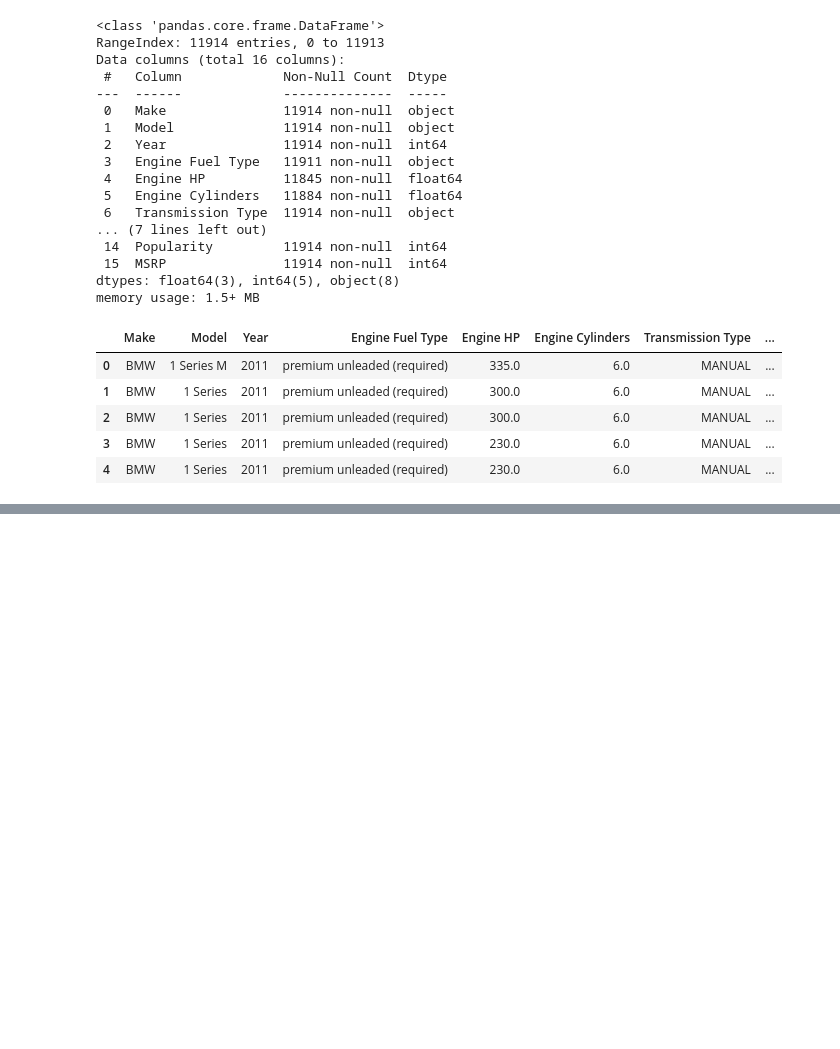
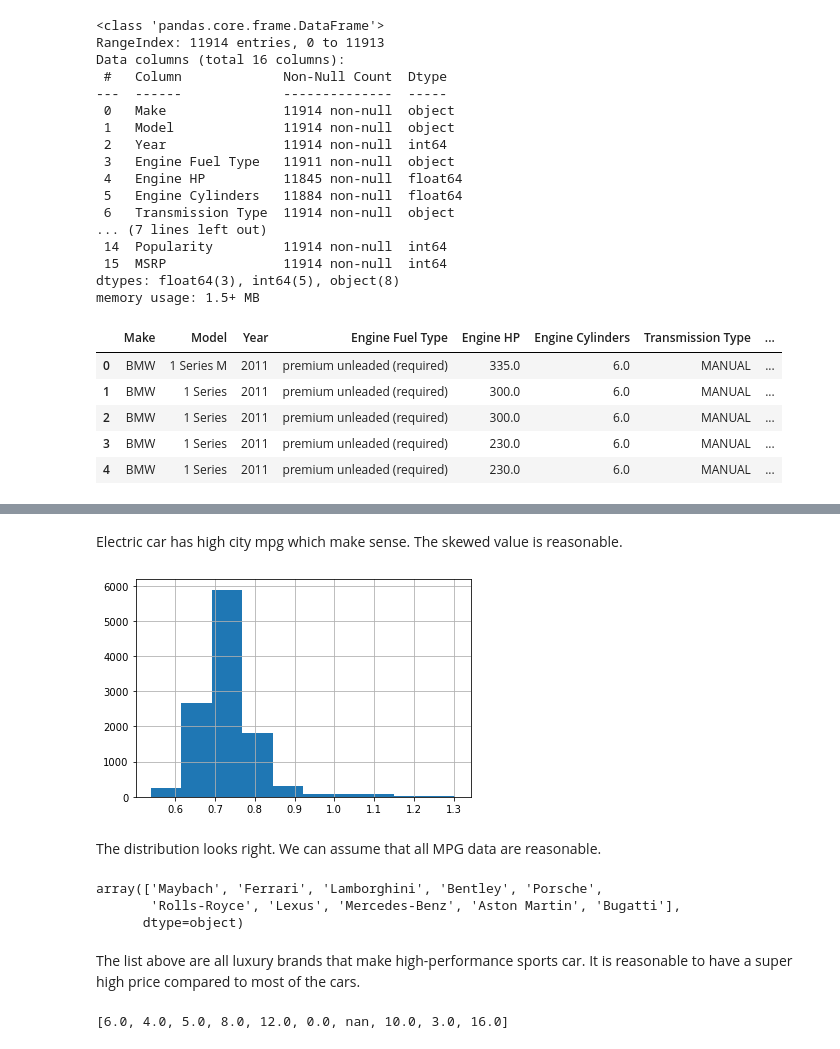
Before and after one commit to LanxyL/Capstone2, a Jupyter notebook: Notebooks/1_data_wrangling.ipynb, the cells around one changed output, grey strips where cells are left out. Drawn from its saved outputs; the diff is of its cells as text; code cells hidden in the pictures; blank space fills up the shorter version.

```diff
--- a/Notebooks/1_data_wrangling.ipynb
+++ b/Notebooks/1_data_wrangling.ipynb
@@ -43,0 +326,2 @@ car_data.head()
+# %%
+car_data.loc[1119,'highway MPG'] = 34
@@ -43,0 +350,25 @@ car_data.head()
+# %% [markdown]
+Electric car has high city mpg which make sense. The skewed value is reasonable.
+# %%
+#Take a ratio of city MPG over highway MPG
+ratio_MPG = car_data['city mpg']/car_data['highway MPG']
+ratio_MPG.hist()
+plt.show()
+# %% [output]
+[figure, added]
+# %% [markdown]
+The distribution looks right. We can assume that all MPG data are reasonable.
+# %%
+#Filter the 'highway MPG' column to print the values greater than 100
+car_data.loc[car_data['MSRP']>300000].Make.unique()
+# %% [output]
+array(['Maybach', 'Ferrari', 'Lamborghini', 'Bentley', 'Porsche',
+       'Rolls-Royce', 'Lexus', 'Mercedes-Benz', 'Aston Martin', 'Bugatti'],
+      dtype=object)
+# %% [markdown]
+The list above are all luxury brands that make high-performance sports car. It is reasonable to have a super high price compared to most of the cars.
+# %%
+#Take a look at Engine Cylinders
+car_data['Engine Cylinders'].unique().tolist()
+# %% [output]
+[6.0, 4.0, 5.0, 8.0, 12.0, 0.0, nan, 10.0, 3.0, 16.0]
```
Also changed, not shown: parts of 44 cells of this notebook, 2 other files.
